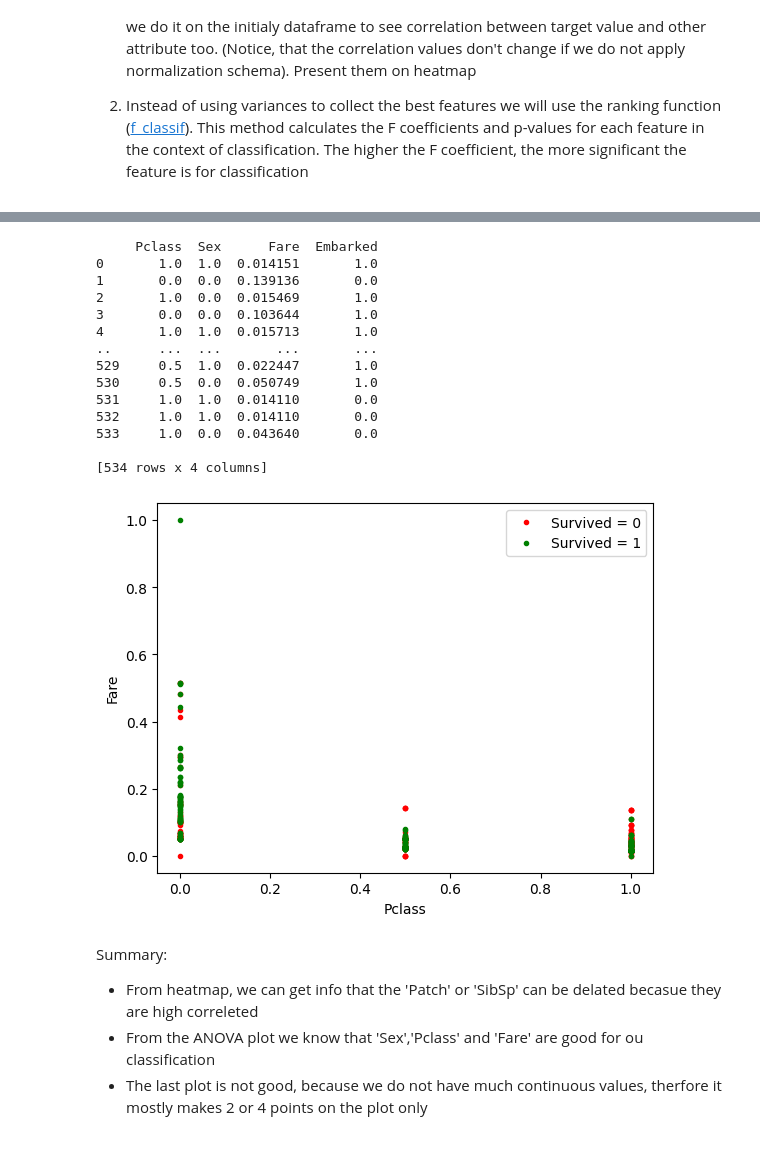
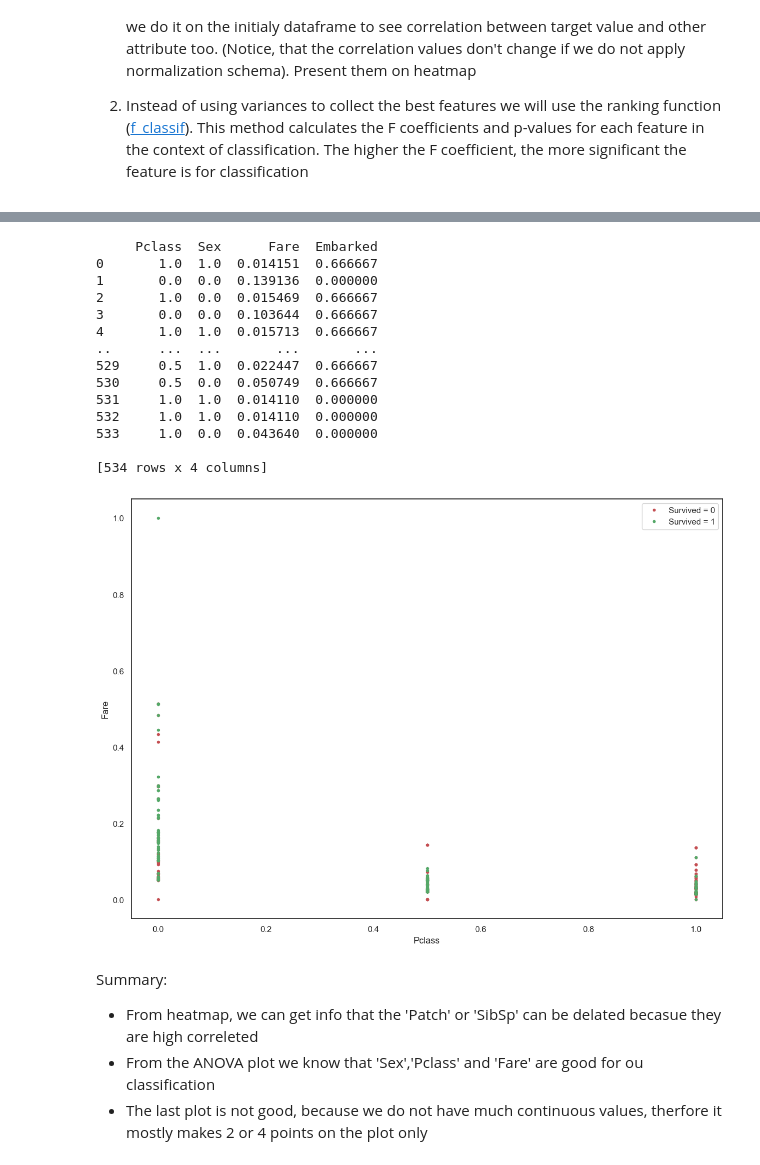
Before and after one commit to jszczublinska/DM_Titanic, a Jupyter notebook: titanic.ipynb, the cells around one changed output, grey strips where cells are left out. Drawn from its saved outputs; the diff is of its cells as text; code cells hidden in the pictures.

```diff
--- a/titanic.ipynb
+++ b/titanic.ipynb
@@ -28,12 +25,7 @@ import umap
 # %%
 # reading the data
-
 data = pd.read_csv('train.csv')
-total_rows = len(data)
-split_index = int(0.6 * total_rows)
-
-data_df = pd.DataFrame(data.iloc[:split_index])
-test_df = pd.DataFrame(data.iloc[split_index:])
+train_df, test_df = clas.getTwoDatasets(data)
 # %% [markdown]
 **1.Checking the accuracy**
 # %%
@@ -126,0 +76,13 @@ for column in columns_to_change:
+# %%
+# change all NaN values to mean or mode
+
+# print('NaN values for Cabin: ',train_df['Cabin'].isnull().sum())
+# print('NaN values for Age: ',train_df['Age'].isnull().sum())
+
+train_df = clas.changeNullValuesToMean(train_df)
+
+# print('NaN values for Cabin after: ',train_df['Cabin'].isnull().sum())
+# print('NaN values for Age after: ',train_df['Age'].isnull().sum())
+
+train_df = clas.changeCaterogicalToDescrite(train_df)
+train_df.head()
@@ -128,12 +104,9 @@ for column in columns_to_change:
 **3.1.Normalization and standarization**
 # %%
 ## Normalization and standarization
-X = pd.concat([data_df.iloc[:, :1], data_df.iloc[:, 2:]], axis=1)
-cols_all = data_df.columns.tolist()
-cols = cols_all[:1] + cols_all[2:]
 
-norm = MinMaxScaler(feature_range=(0,1)).fit(X)
-normalized_data = pd.DataFrame(norm.transform(X), columns=cols)
+normalized_data = clas.normalizeData(train_df, 'Survived')
+normalized_data.head()
 
-scale = StandardScaler().fit(normalized_data)
-standarized_data = pd.DataFrame(scale.transform(normalized_data), columns=cols)
+# scale = StandardScaler().fit(normalized_data) ->>> ???
+# standarized_data = pd.DataFrame(scale.transform(normalized_data), columns=cols)
@@ -221,32 +171,32 @@ pd.DataFrame(scores_anova, cols).plot(kind='barh', title='ANOVA')
 # %%
 gus_object = GenericUnivariateSelect(chi2, mode='k_best', param=4)
 
-new_data = gus_object.fit_transform(normalized_data, data_df['Survived'])
+new_data = gus_object.fit_transform(normalized_data, train_df['Survived'])
 new_dataframe = pd.DataFrame(new_data, columns=gus_object.get_feature_names_out())
 print(new_dataframe) # we now all possible columns to choose
 
-plt.plot(new_dataframe[new_dataframe.columns[0]][data_df['Survived'] == 0], new_dataframe[new_dataframe.columns[2]][data_df['Survived'] == 0], 'r.', label='Survived = 0')
-plt.plot(new_dataframe[new_dataframe.columns[0]][data_df['Survived'] == 1], new_dataframe[new_dataframe.columns[2]][data_df['Survived'] == 1], 'g.', label='Survived = 1')
+plt.plot(new_dataframe[new_dataframe.columns[0]][train_df['Survived'] == 0], new_dataframe[new_dataframe.columns[2]][train_df['Survived'] == 0], 'r.', label='Survived = 0')
+plt.plot(new_dataframe[new_dataframe.columns[0]][train_df['Survived'] == 1], new_dataframe[new_dataframe.columns[2]][train_df['Survived'] == 1], 'g.', label='Survived = 1')
 plt.xlabel(gus_object.get_feature_names_out()[0])
 plt.ylabel(gus_object.get_feature_names_out()[2])
 plt.legend()
 plt.show()
 # %% [output]
      Pclass  Sex      Fare  Embarked
-0       1.0  1.0  0.014151       1.0
-1       0.0  0.0  0.139136       0.0
-2       1.0  0.0  0.015469       1.0
-3       0.0  0.0  0.103644       1.0
-4       1.0  1.0  0.015713       1.0
+0       1.0  1.0  0.014151  0.666667
+1       0.0  0.0  0.139136  0.000000
+2       1.0  0.0  0.015469  0.666667
+3       0.0  0.0  0.103644  0.666667
+4       1.0  1.0  0.015713  0.666667
 ..      ...  ...       ...       ...
-529     0.5  1.0  0.022447       1.0
-530     0.5  0.0  0.050749       1.0
-531     1.0  1.0  0.014110       0.0
-532     1.0  1.0  0.014110       0.0
-533     1.0  0.0  0.043640       0.0
+529     0.5  1.0  0.022447  0.666667
+530     0.5  0.0  0.050749  0.666667
+531     1.0  1.0  0.014110  0.000000
+532     1.0  1.0  0.014110  0.000000
+533     1.0  0.0  0.043640  0.000000
 
 [534 rows x 4 columns]
-[figure, old version]
+[figure, new version]
 # %% [markdown]
 Summary:
 
```
Also changed, not shown: parts of 18 cells of this notebook, 1 other file.
